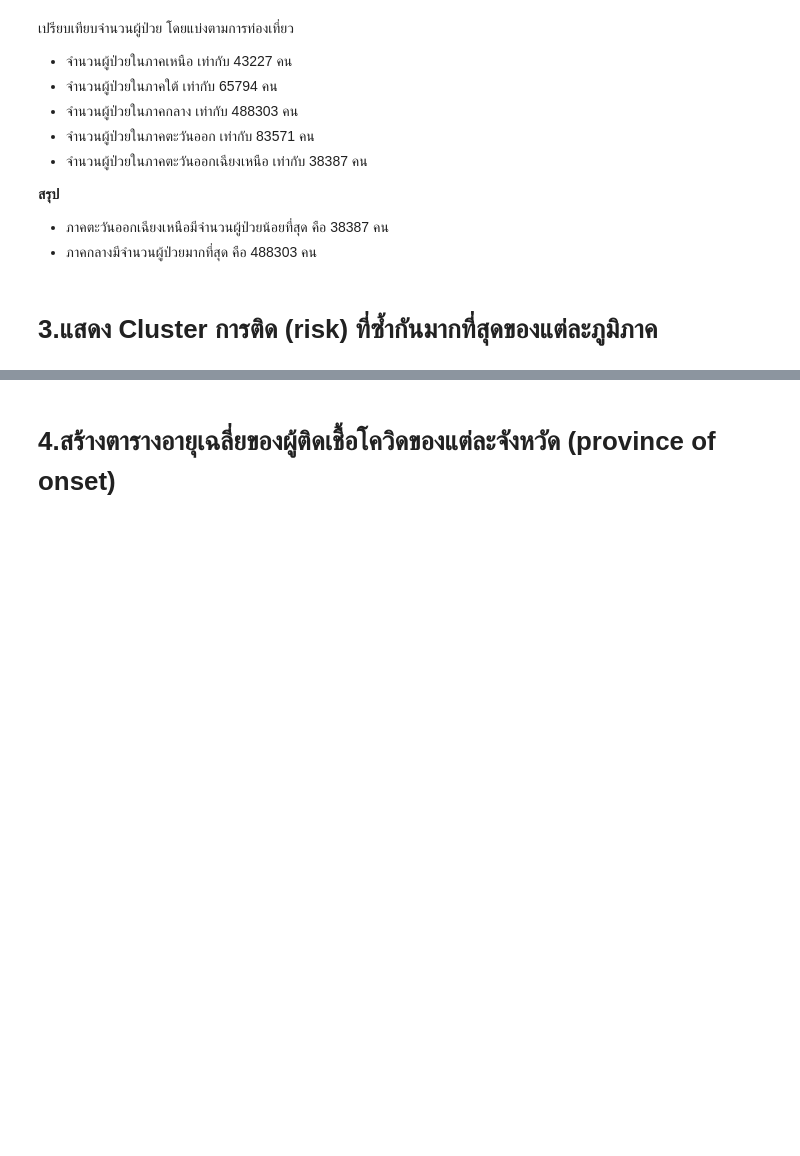
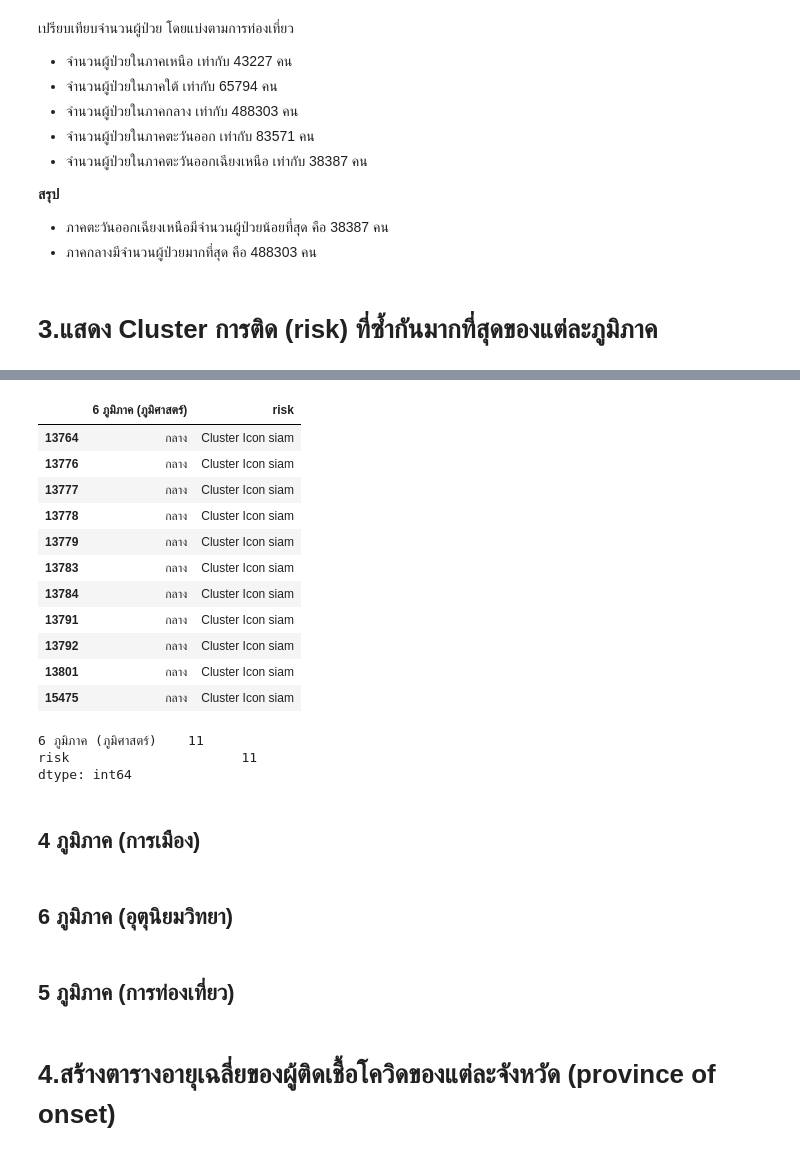
Before and after one commit to mintra-tippayaratsontorn/data_viz_2022, a Jupyter notebook: BasicPython&DataViz_midterm2022.ipynb, the cells around one changed output, grey strips where cells are left out. Drawn from its saved outputs; the diff is of its cells as text; code cells hidden in the pictures; blank space fills up the shorter version.

```diff
--- a/BasicPython&DataViz_midterm2022.ipynb
+++ b/BasicPython&DataViz_midterm2022.ipynb
@@ -583,3 +610,30 @@ data_drop.groupby('5 ภูมิภาค (การท่องเที่ย
+# %%
+data_drop[data_drop['risk']=='Cluster Icon siam'][['6 ภูมิภาค (ภูมิศาสตร์)','risk']]
+# %% [output]
+|  | 6 ภูมิภาค (ภูมิศาสตร์) | risk |
+| 13764 | กลาง | Cluster Icon siam |
+| 13776 | กลาง | Cluster Icon siam |
+| 13777 | กลาง | Cluster Icon siam |
+| 13778 | กลาง | Cluster Icon siam |
+| 13779 | กลาง | Cluster Icon siam |
+| 13783 | กลาง | Cluster Icon siam |
+| 13784 | กลาง | Cluster Icon siam |
+| 13791 | กลาง | Cluster Icon siam |
+| 13792 | กลาง | Cluster Icon siam |
+| 13801 | กลาง | Cluster Icon siam |
+| 15475 | กลาง | Cluster Icon siam |
+# %%
+data_drop[data_drop['risk']=='Cluster Icon siam'][['6 ภูมิภาค (ภูมิศาสตร์)','risk']].count()
+# %% [output]
+6 ภูมิภาค (ภูมิศาสตร์)    11
+risk                      11
+dtype: int64
+# %% [markdown]
+## 4 ภูมิภาค (การเมือง)
+# %% [markdown]
+## 6 ภูมิภาค (อุตุนิยมวิทยา)
+# %% [markdown]
+## 5 ภูมิภาค (การท่องเที่ยว)
 # %% [markdown]
 # 4.สร้างตารางอายุเฉลี่ยของผู้ติดเชื้อโควิดของแต่ละจังหวัด (province of onset)
 # %% [markdown]
```
Also changed, not shown: parts of 5 cells of this notebook.
